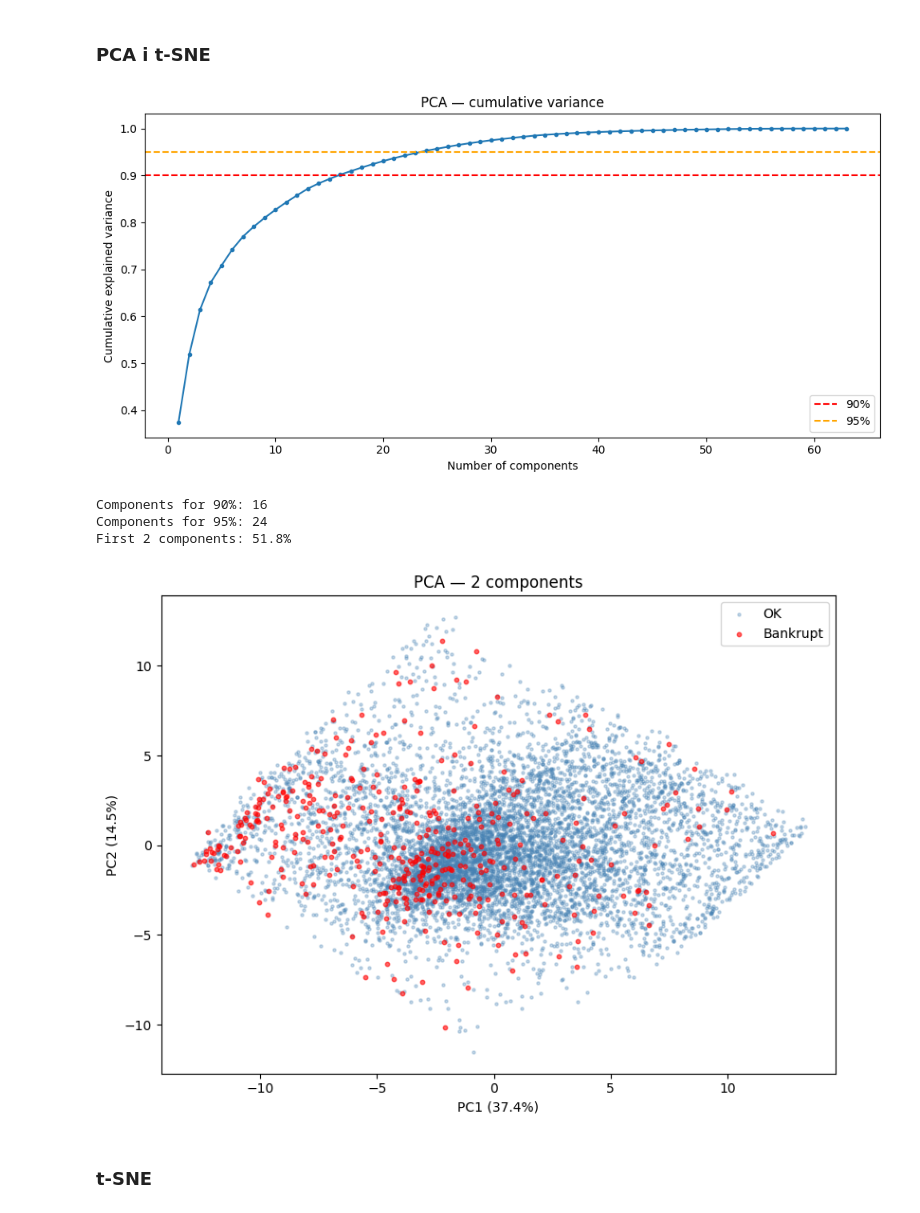
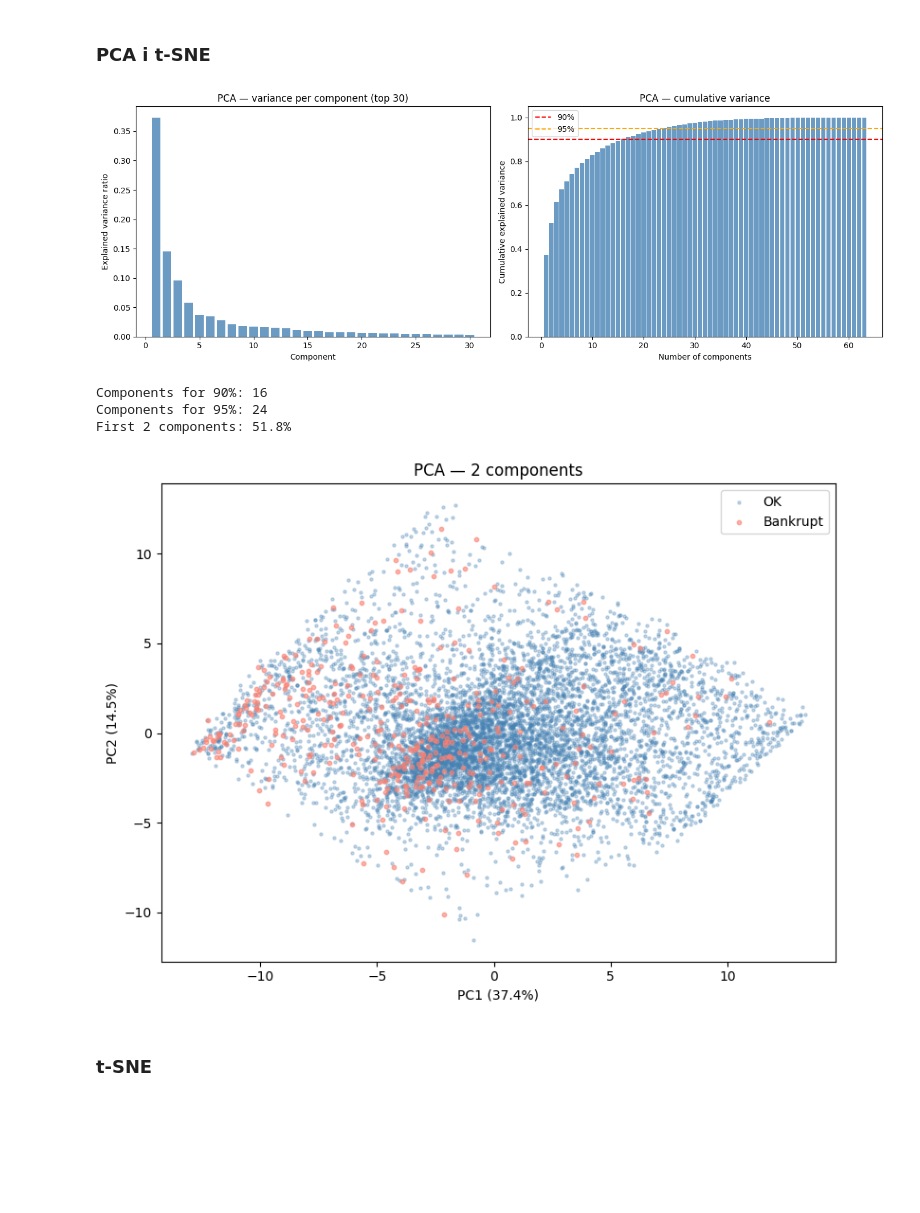
Before and after one commit to mikolaj-olesinski/Machine-Learning-PWR, a Jupyter notebook: lista1/lab1.ipynb, the cells around one changed output. Drawn from its saved outputs; the diff is of its cells as text; code cells hidden in the pictures; blank space fills up the shorter version.

```diff
--- a/lista1/lab1.ipynb
+++ b/lista1/lab1.ipynb
@@ -174,11 +230,0 @@ plt.show()
-# %%
-fig, axes = plt.subplots(2, 3, figsize=(14, 7))
-for ax, col in zip(axes.flatten(), sample_cols):
-    X[col][y == 0].hist(ax=ax, bins=50, alpha=0.5, color='steelblue', label='OK', density=True)
-    X[col][y == 1].hist(ax=ax, bins=50, alpha=0.5, color='red', label='Bankrupt', density=True)
-    ax.set_title(col)
-    ax.legend(fontsize=7)
-
-plt.suptitle('Top 6 features by target correlation — distributions by class')
-plt.tight_layout()
-plt.show()
@@ -274,0 +479,6 @@ Outlier cells after clipping: 0
+# %%
+# Właściwy clipping
+X_train = X_train_clipped
+X_test = X_test_clipped
+
+print("Outlier cells after clipping:", ((X_train < lower) | (X_train > upper)).sum().sum())
@@ -283,25 +522,35 @@ X_test_scaled = scaler.transform(X_test)
 # %%
 pca_full = PCA()
 pca_full.fit(X_train_scaled)
 
 cumvar = pca_full.explained_variance_ratio_.cumsum()
+var_ratio = pca_full.explained_variance_ratio_
 
-plt.figure(figsize=(10, 5))
-plt.plot(range(1, len(cumvar)+1), cumvar, marker='o', markersize=3)
-plt.axhline(y=0.90, color='red', linestyle='--', label='90%')
-plt.axhline(y=0.95, color='orange', linestyle='--', label='95%')
-plt.xlabel('Number of components')
-plt.ylabel('Cumulative explained variance')
-plt.title('PCA — cumulative variance')
-plt.legend()
+fig, axes = plt.subplots(1, 2, figsize=(14, 5))
+
+# Lewy — histogram variance per component (pierwsze 30)
+axes[0].bar(range(1, 31), var_ratio[:30], color='steelblue', alpha=0.8)
+axes[0].set_xlabel('Component')
+axes[0].set_ylabel('Explained variance ratio')
+axes[0].set_title('PCA — variance per component (top 30)')
+
+# Prawy — skumulowana wariancja
+axes[1].bar(range(1, len(cumvar)+1), cumvar, color='steelblue', alpha=0.8)
+axes[1].axhline(y=0.90, color='red', linestyle='--', label='90%')
+axes[1].axhline(y=0.95, color='orange', linestyle='--', label='95%')
+axes[1].set_xlabel('Number of components')
+axes[1].set_ylabel('Cumulative explained variance')
+axes[1].set_title('PCA — cumulative variance')
+axes[1].legend()
+
 plt.tight_layout()
 plt.show()
 
 print(f"Components for 90%: {(cumvar >= 0.90).argmax() + 1}")
 print(f"Components for 95%: {(cumvar >= 0.95).argmax() + 1}")
 print(f"First 2 components: {cumvar[1]*100:.1f}%")
 # %% [output]
-[figure, old version]
+[figure, new version]
 Components for 90%: 16
 Components for 95%: 24
 First 2 components: 51.8%
@@ -311,7 +560,7 @@ X_train_pca = pca2.fit_transform(X_train_scaled)
 
 plt.figure(figsize=(8, 6))
 plt.scatter(X_train_pca[y_train == 0, 0], X_train_pca[y_train == 0, 1], c='steelblue', alpha=0.3, s=5, label='OK')
-plt.scatter(X_train_pca[y_train == 1, 0], X_train_pca[y_train == 1, 1], c='red', alpha=0.6, s=10, label='Bankrupt')
+plt.scatter(X_train_pca[y_train == 1, 0], X_train_pca[y_train == 1, 1], c='salmon', alpha=0.6, s=10, label='Bankrupt')
 plt.xlabel(f'PC1 ({pca2.explained_variance_ratio_[0]*100:.1f}%)')
 plt.ylabel(f'PC2 ({pca2.explained_variance_ratio_[1]*100:.1f}%)')
 plt.title('PCA — 2 components')
@@ -319,7 +568,7 @@ plt.legend()
 plt.tight_layout()
 plt.show()
 # %% [output]
-[figure, old version]
+[figure, new version]
 # %% [markdown]
 ### t-SNE
 # %%
```
Also changed, not shown: parts of 29 cells of this notebook.
